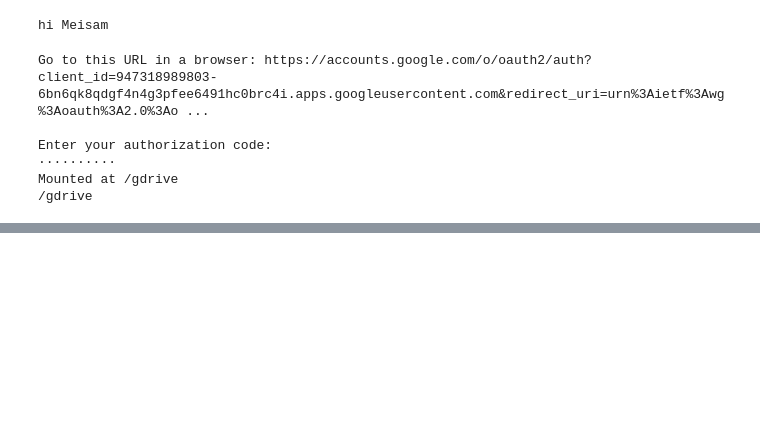
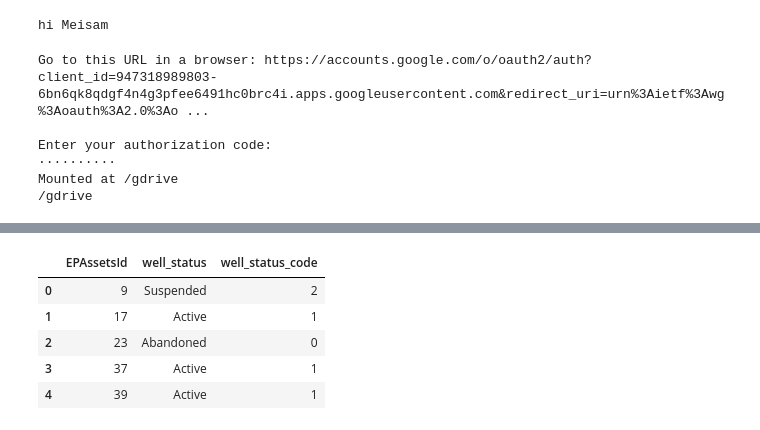
Before and after one commit to Mghane/reCLAIM-2019-Competition, a Jupyter notebook: EDA_Meisam.ipynb, the cells around one changed output, grey strips where cells are left out. Saved outputs shown, nothing was run; the diff lists cells and outputs as text; code cells hidden in the pictures; blank space fills up the shorter version.

```diff
--- a/EDA_Meisam.ipynb
+++ b/EDA_Meisam.ipynb
@@ -326,0 +599,9 @@ df_viking_validation.describe()
+# %%
+df_clas_well_class_validation.head()
+# %% [output]
+|  | EPAssetsId | well_status | well_status_code |
+| 0 | 9 | Suspended | 2 |
+| 1 | 17 | Active | 1 |
+| 2 | 23 | Abandoned | 0 |
+| 3 | 37 | Active | 1 |
+| 4 | 39 | Active | 1 |
```
Also changed, not shown: parts of 91 cells of this notebook.
